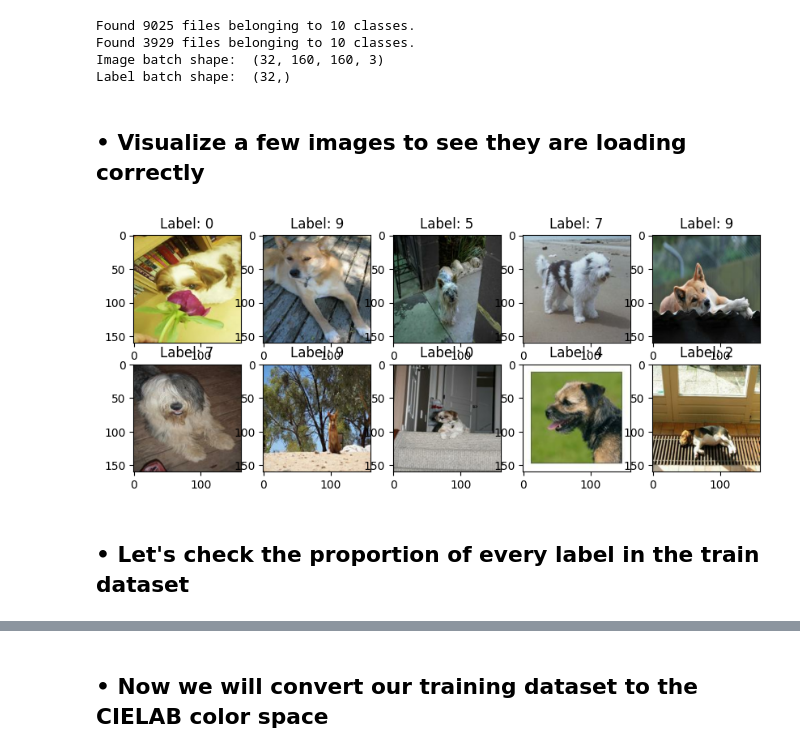
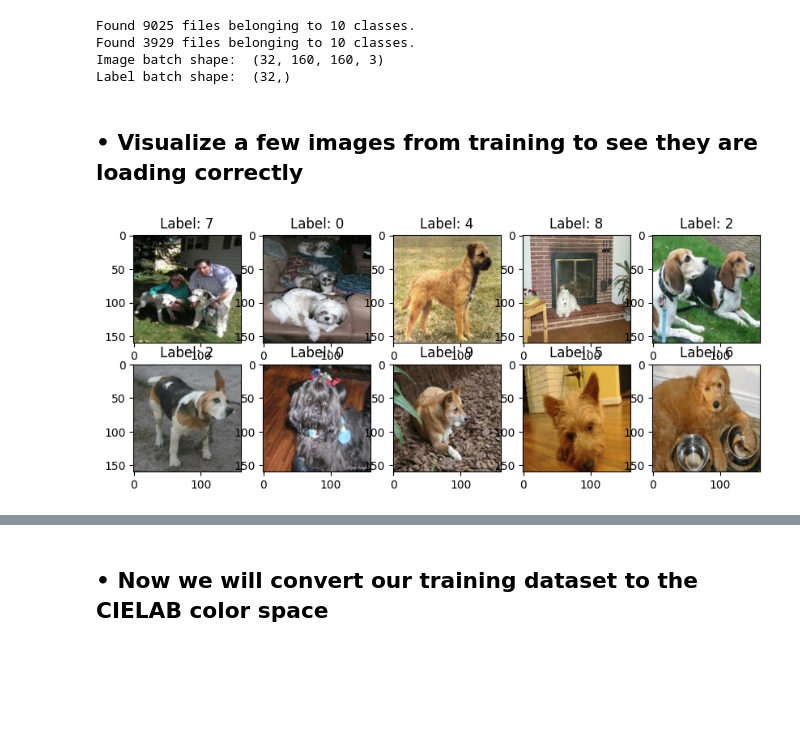
Before and after one commit to AndreyArguedas/DeepLearning, a Jupyter notebook: Documentos de Deep Learning GR 40/TC2/TC2-DL-AndreyArguedas.ipynb, the cells around one changed output, grey strips where cells are left out. Saved outputs shown, nothing was run; the diff lists cells and outputs as text; code cells hidden in the pictures; blank space fills up the shorter version.

```diff
--- a/Documentos de Deep Learning GR 40/TC2/TC2-DL-AndreyArguedas.ipynb
+++ b/Documentos de Deep Learning GR 40/TC2/TC2-DL-AndreyArguedas.ipynb
@@ -84,18 +84,20 @@ Found 3929 files belonging to 10 classes.
 Image batch shape:  (32, 160, 160, 3)
 Label batch shape:  (32,)
 # %% [markdown]
-## • Visualize a few images to see they are loading correctly
+## • Visualize a few images from training to see they are loading correctly
 # %%
+# Take the first batch from the dataset
+for images, labels in train_dataset.take(1):  # Extract 1 batch (typically 32 samples)
+    break  # You only need one batch
+
 # Visualize the first 10 images in the batch
 plt.figure(figsize=(10, 10))  # Set the figure size
 
 for i in range(10):  # Loop through the first 10 images
     ax = plt.subplot(5, 5, i + 1)  # Create a 5x5 grid for displaying images
     plt.imshow(images[i].numpy().astype("uint8"))  # Convert tensor to numpy and display
     plt.title(f"Label: {labels[i].numpy()}")  # Show the label
 
 plt.show()  # Display the images
 # %% [output]
-[figure, old version]
+[figure, new version]
-# %% [markdown]
-## • Let's check the proportion of every label in the train dataset
```
Also changed, not shown: parts of 23 cells of this notebook.
